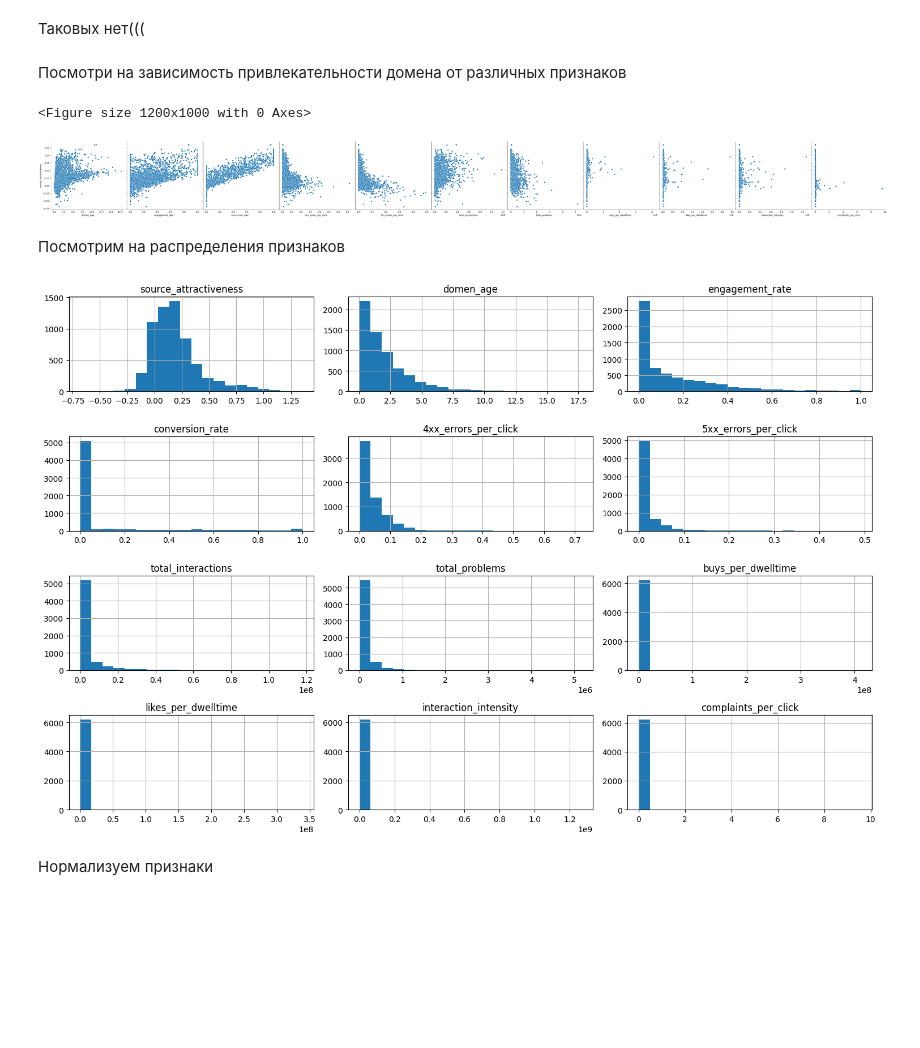
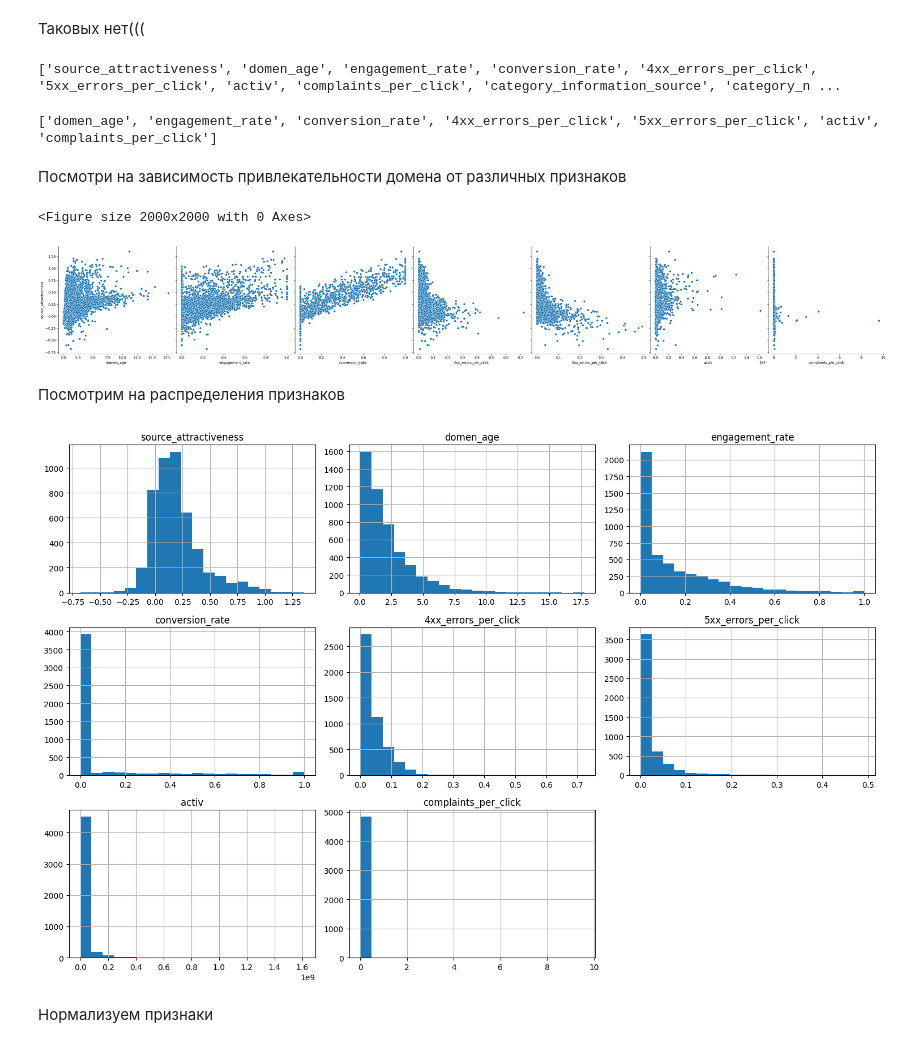
Before and after one commit to anastasia-nemkova/ML_labs, a Jupyter notebook: lab2/SubmitExample.ipynb, the cells around one changed output. Cells and saved outputs as stored; diff of their text form; code cells hidden in the pictures; blank space fills up the shorter version.

```diff
--- a/lab2/SubmitExample.ipynb
+++ b/lab2/SubmitExample.ipynb
@@ -81,6 +85,7 @@ dtype: int64
 # %%
 train_df["complaints_count"] = train_df["complaints_count"].replace("-", np.nan)
 train_df["complaints_count"] = pd.to_numeric(train_df["complaints_count"])
+train_df = train_df[train_df["complaints_count"] > 0]
 train_df["average_dwelltime"] = train_df["average_dwelltime"].replace(-1, np.nan)
 
 test_df["complaints_count"] = test_df["complaints_count"].replace("-", np.nan)
@@ -134,30 +159,20 @@ test_df = test_df.drop("date_of_registration", axis=1)
 def create_features(df) :
 
     # Отношение лайков к кликам
-    df['engagement_rate'] = df['likes'] / df['clicks']
+    df['engagement_rate'] = df['likes'] / df['clicks'].replace(0, 1)
 
     # Коэффициент конверсии
-    df['conversion_rate'] = df['buys'] / df['clicks']
+    df['conversion_rate'] = df['buys'] / df['clicks'].replace(0, 1)
 
     # Отношение ошибок к кликам
-    df['4xx_errors_per_click'] = df['4xx_errors'] / df['clicks']
-    df['5xx_errors_per_click'] = df['5xx_errors'] / df['clicks']
+    df['4xx_errors_per_click'] = df['4xx_errors'] / df['clicks'].replace(0, 1)
+    df['5xx_errors_per_click'] = df['5xx_errors'] / df['clicks'].replace(0, 1)
 
-    # Количество действий на домене
-    df['total_interactions'] = df['clicks'] + df['likes'] + df['buys']
-
-    # Проблемность домена
-    df['total_problems'] = df['4xx_errors'] + df['5xx_errors'] + df['complaints_count']
-
-    # Эффективность домена
-    df['buys_per_dwelltime'] = df['buys'] / df['average_dwelltime']
-    df['likes_per_dwelltime'] = df['likes'] / df['average_dwelltime']
-
-    # Интенсивность активности
-    df['interaction_intensity'] = df['total_interactions'] / df['average_dwelltime']
+    # Общая активность
+    df['activ'] = df['average_dwelltime'] * df['clicks']
 
     # Жалобы на домен
-    df['complaints_per_click'] = df['complaints_count'] / df['clicks']
+    df['complaints_per_click'] = df['complaints_count'] / df['clicks'].replace(0, 1)
 
     return df
 
@@ -249,15 +257,28 @@ print(high_corr_pairs)
 Series([], dtype: float64)
 # %% [markdown]
 Таковых нет(((
+# %%
+print(train_df.columns.tolist())
+# %% [output]
+['source_attractiveness', 'domen_age', 'engagement_rate', 'conversion_rate', '4xx_errors_per_click', '5xx_errors_per_click', 'activ', 'complaints_per_click', 'category_information_source', 'category_n ...
+# %%
+target_variable = 'source_attractiveness'
+categorical_features = ['category_information_source', 'category_news', 'category_porn', 'category_social']
+
+real_features = [feature for feature in train_df.columns if feature != target_variable and feature not in categorical_features]
+
+print(real_features)
+# %% [output]
+['domen_age', 'engagement_rate', 'conversion_rate', '4xx_errors_per_click', '5xx_errors_per_click', 'activ', 'complaints_per_click']
 # %% [markdown]
 Посмотри на зависимость привлекательности домена от различных признаков
 # %%
-plt.figure(figsize=(12, 10))
-sns.pairplot(train_df, x_vars=['domen_age', 'engagement_rate', 'conversion_rate', '4xx_errors_per_click', '5xx_errors_per_click', 'total_interactions', 'total_problems', 'buys_per_dwelltime', 'likes_per_dwelltime', 'interaction_intensity', 'complaints_per_click'], y_vars=["source_attractiveness"], height=5)
+plt.figure(figsize=(20, 20))
+sns.pairplot(train_df, x_vars=real_features, y_vars=["source_attractiveness"], height=5)
 plt.show()
 # %% [output]
-<Figure size 1200x1000 with 0 Axes>
+<Figure size 2000x2000 with 0 Axes>
-[figure, old version]
+[figure, new version]
 # %% [markdown]
 Посмотрим на распределения признаков
 # %%
@@ -265,7 +286,7 @@ train_df.hist(bins=20, figsize=(15, 10))
 plt.tight_layout()
 plt.show()
 # %% [output]
-[figure, old version]
+[figure, new version]
 # %% [markdown]
 Нормализуем признаки
 # %%
```
Also changed, not shown: parts of 23 cells of this notebook, 19 other files.
